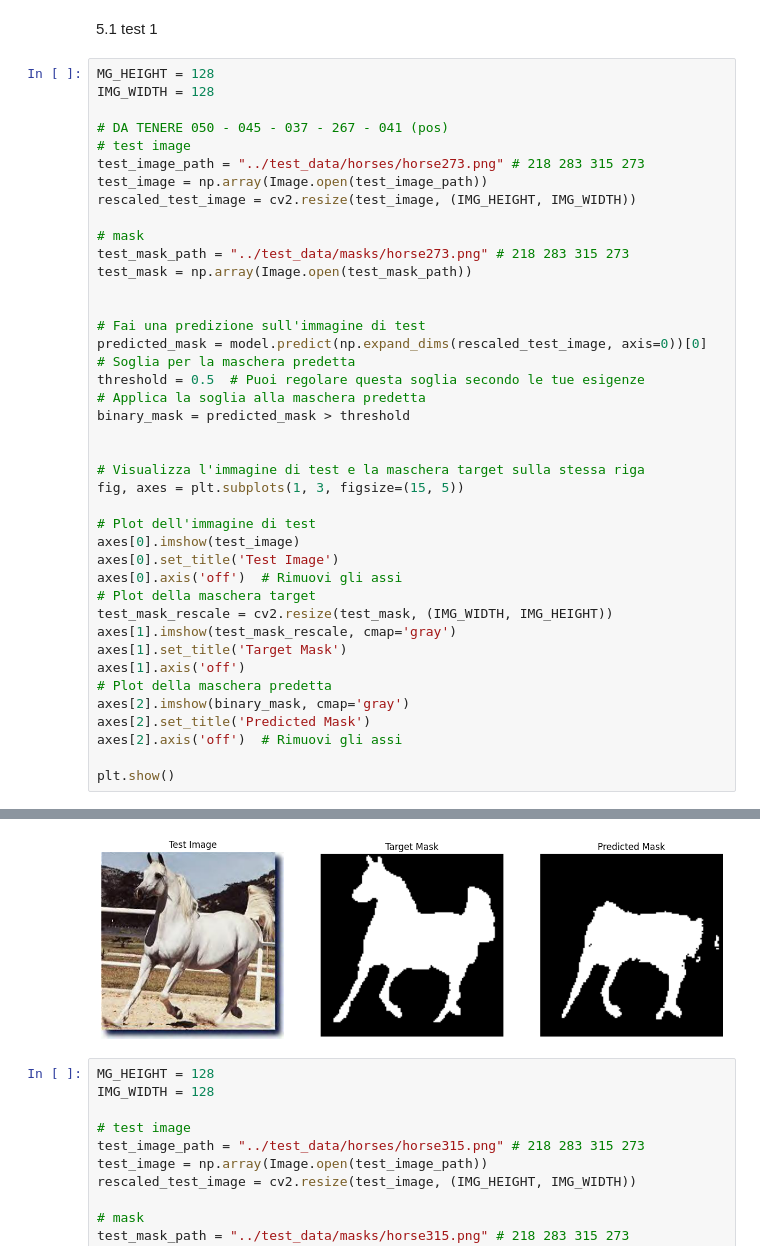
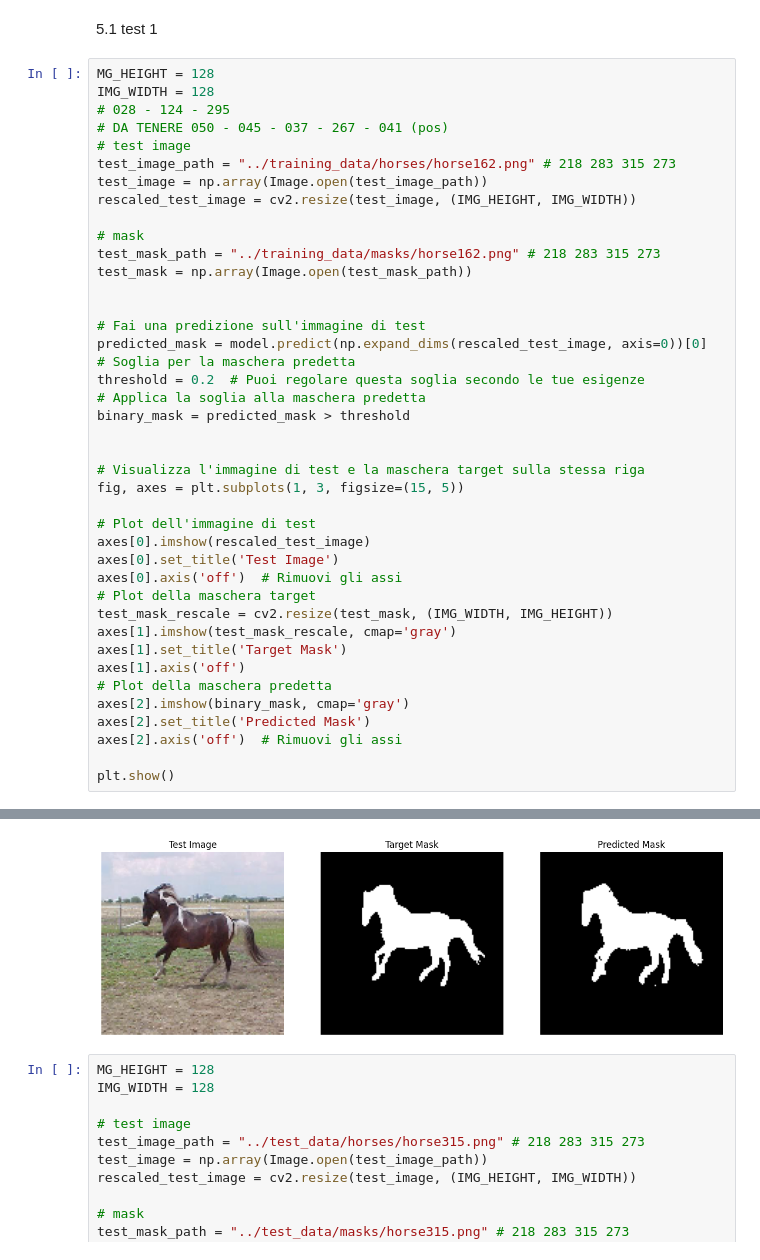
Before and after one commit to francescoS01/semantic_segmentation-CNN, a Jupyter notebook: src/U_Net.ipynb, the cells around one changed output, grey strips where cells are left out. Drawn from its saved outputs; the diff is of its cells as text.

```diff
--- a/src/U_Net.ipynb
+++ b/src/U_Net.ipynb
@@ -204,22 +204,22 @@ plt.show()
 # %%
 MG_HEIGHT = 128
 IMG_WIDTH = 128
-
+# 028 - 124 - 295
 # DA TENERE 050 - 045 - 037 - 267 - 041 (pos)
 # test image
-test_image_path = "../test_data/horses/horse273.png" # 218 283 315 273
+test_image_path = "../training_data/horses/horse162.png" # 218 283 315 273
 test_image = np.array(Image.open(test_image_path))
 rescaled_test_image = cv2.resize(test_image, (IMG_HEIGHT, IMG_WIDTH))
 
 # mask
-test_mask_path = "../test_data/masks/horse273.png" # 218 283 315 273
+test_mask_path = "../training_data/masks/horse162.png" # 218 283 315 273
 test_mask = np.array(Image.open(test_mask_path))
 
 
 # Fai una predizione sull'immagine di test
 predicted_mask = model.predict(np.expand_dims(rescaled_test_image, axis=0))[0]
 # Soglia per la maschera predetta
-threshold = 0.5  # Puoi regolare questa soglia secondo le tue esigenze
+threshold = 0.2  # Puoi regolare questa soglia secondo le tue esigenze
 # Applica la soglia alla maschera predetta
 binary_mask = predicted_mask > threshold
 
@@ -228,7 +228,7 @@ binary_mask = predicted_mask > threshold
 fig, axes = plt.subplots(1, 3, figsize=(15, 5))
 
 # Plot dell'immagine di test
-axes[0].imshow(test_image)
+axes[0].imshow(rescaled_test_image)
 axes[0].set_title('Test Image')
 axes[0].axis('off')  # Rimuovi gli assi
 # Plot della maschera target
@@ -247,4 +247,4 @@ plt.show()
-[figure, old version]
+[figure, new version]
 # %%
 MG_HEIGHT = 128
 IMG_WIDTH = 128
```
Also changed, not shown: parts of 1 cell of this notebook, 10 other files.
